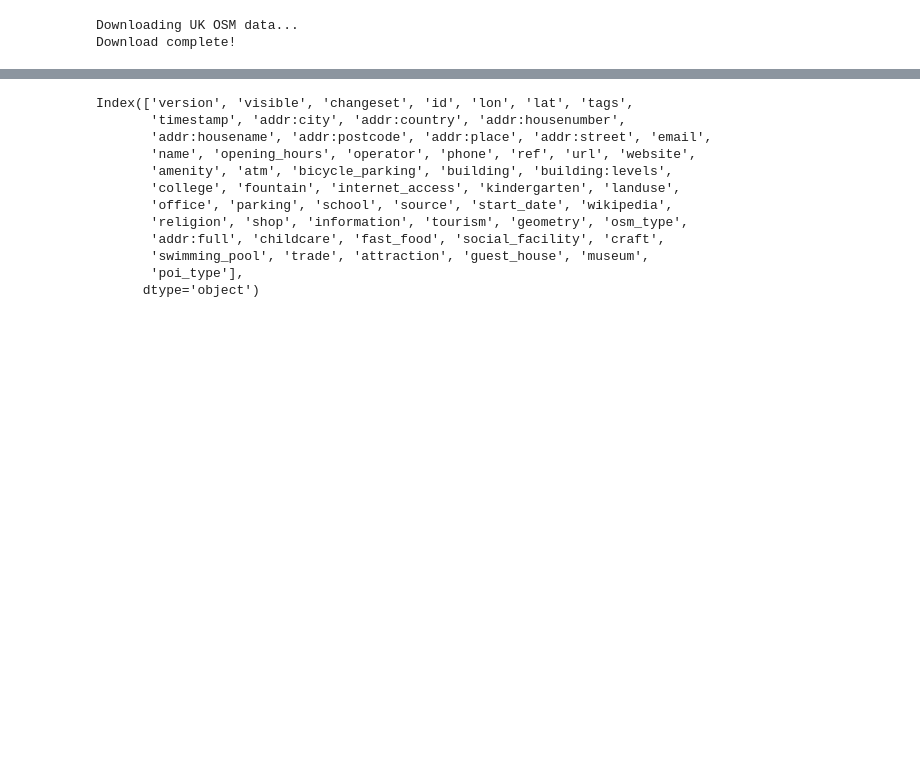
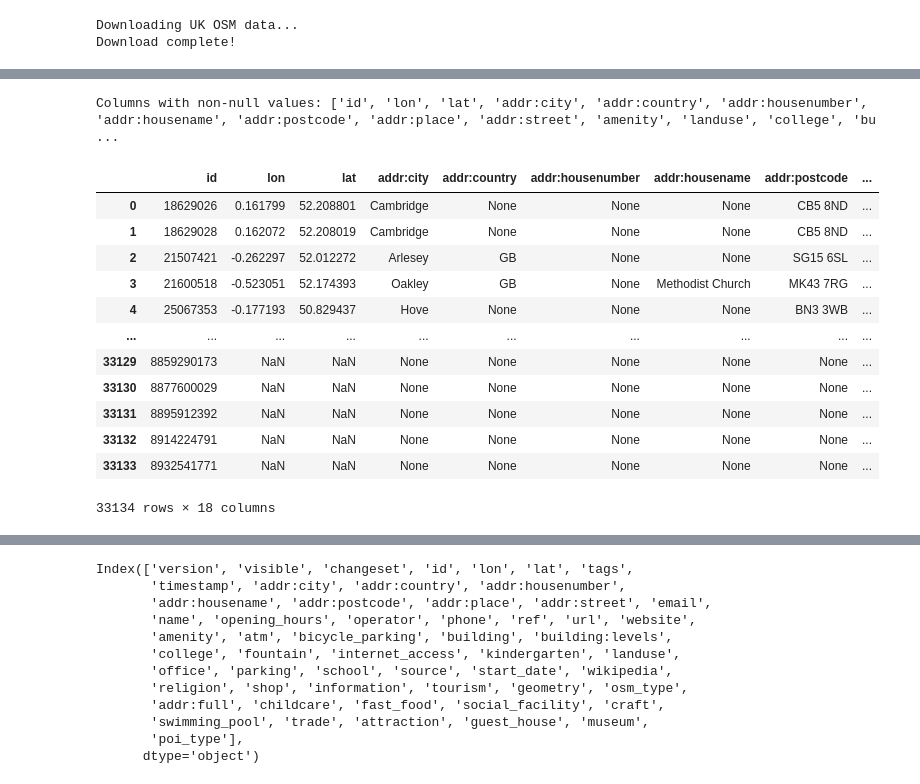
Before and after one commit to Pidongg/pz286_ads_2024, a Jupyter notebook: ads_course_assessment.ipynb, the cells around one changed output, grey strips where cells are left out. Cells and saved outputs as stored; diff of their text form; code cells hidden in the pictures; blank space fills up the shorter version.

```diff
--- a/ads_course_assessment.ipynb
+++ b/ads_course_assessment.ipynb
@@ -491,0 +588,30 @@ pois.describe() # more datapoints than obtaining through OSMnx: 27927 data point
+# %%
+columns_to_save = ['id','lon','lat','addr:city','addr:country','addr:housenumber','addr:housename','addr:postcode','addr:place','addr:street','amenity','landuse','college','building','school','wikipedia','addr:full','osm_type']
+# %%
+# for each column in columns_to_save, check it is not entirely null in pois
+# Check which columns are not entirely null
+non_null_columns = []
+for col in columns_to_save:
+    if col in pois.columns and not pois[col].isna().all():
+        non_null_columns.append(col)
+print("Columns with non-null values:", non_null_columns)
+# %% [output]
+Columns with non-null values: ['id', 'lon', 'lat', 'addr:city', 'addr:country', 'addr:housenumber', 'addr:housename', 'addr:postcode', 'addr:place', 'addr:street', 'amenity', 'landuse', 'college', 'bu ...
+# %%
+pois_to_save = pois[columns_to_save]
+# %%
+pois_to_save
+# %% [output]
+|  | id | lon | lat | addr:city | addr:country | addr:housenumber | addr:housename | addr:postcode | ... |
+| 0 | 18629026 | 0.161799 | 52.208801 | Cambridge | None | None | None | CB5 8ND | ... |
+| 1 | 18629028 | 0.162072 | 52.208019 | Cambridge | None | None | None | CB5 8ND | ... |
+| 2 | 21507421 | -0.262297 | 52.012272 | Arlesey | GB | None | None | SG15 6SL | ... |
+| 3 | 21600518 | -0.523051 | 52.174393 | Oakley | GB | None | Methodist Church | MK43 7RG | ... |
+| 4 | 25067353 | -0.177193 | 50.829437 | Hove | None | None | None | BN3 3WB | ... |
+| ... | ... | ... | ... | ... | ... | ... | ... | ... | ... |
+| 33129 | 8859290173 | NaN | NaN | None | None | None | None | None | ... |
+| 33130 | 8877600029 | NaN | NaN | None | None | None | None | None | ... |
+| 33131 | 8895912392 | NaN | NaN | None | None | None | None | None | ... |
+| 33132 | 8914224791 | NaN | NaN | None | None | None | None | None | ... |
+| 33133 | 8932541771 | NaN | NaN | None | None | None | None | None | ... |
+33134 rows × 18 columns
```
Also changed, not shown: parts of 28 cells of this notebook.
